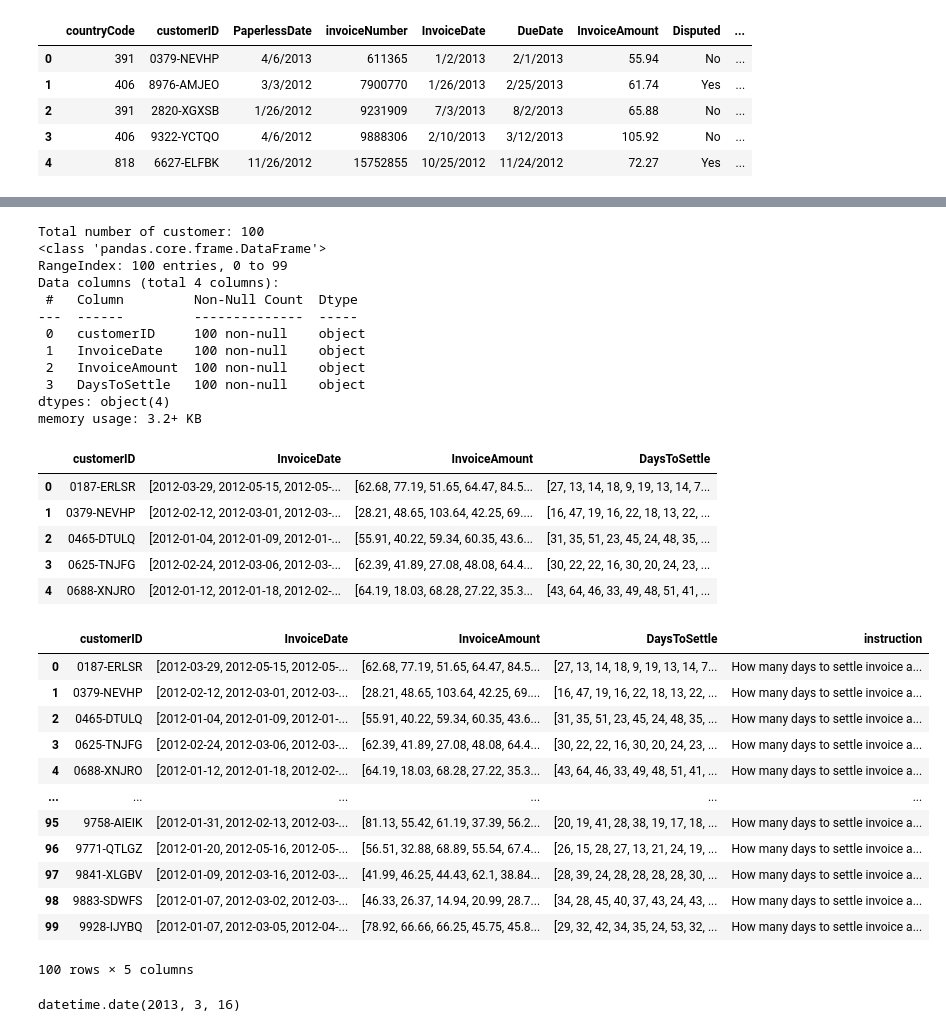
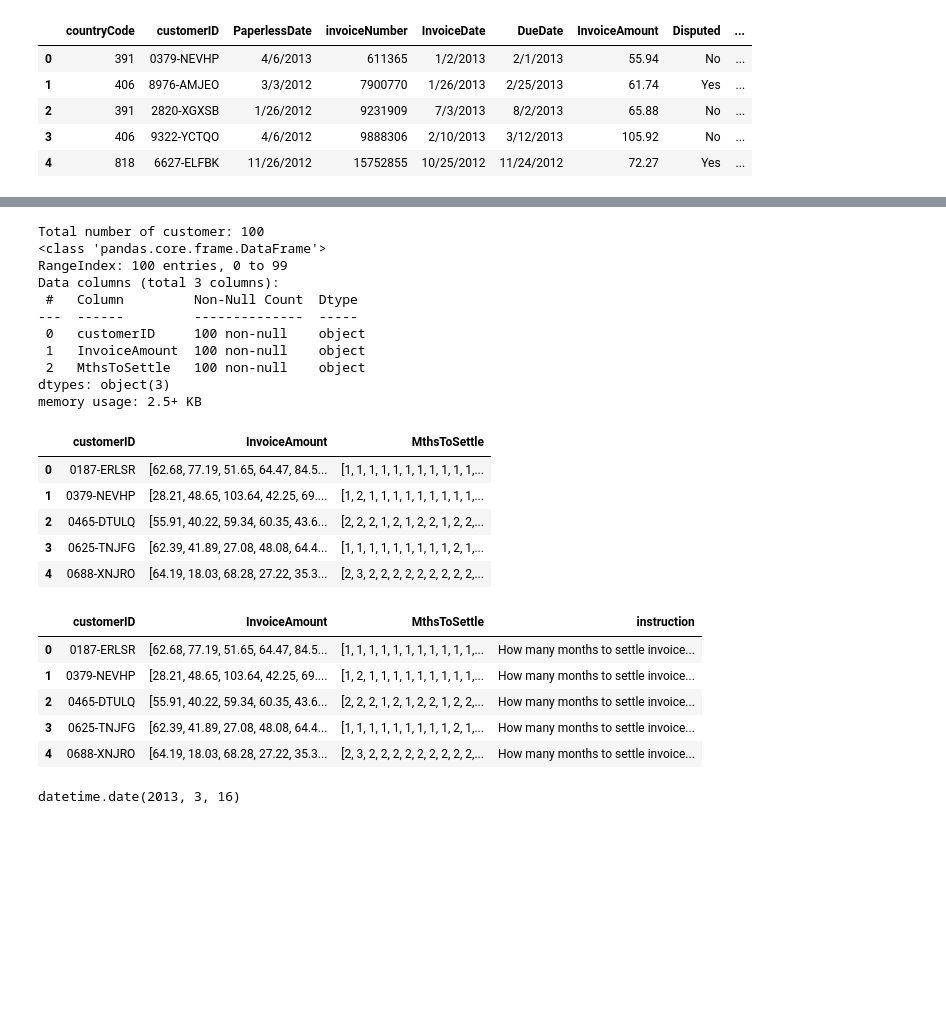
Before and after one commit to MengOonLee/AccountReceivable, a Jupyter notebook: Workflow/InvoicePayment/Forecasting.ipynb, the cells around one changed output, grey strips where cells are left out. Cells and saved outputs as stored; diff of their text form; code cells hidden in the pictures; blank space fills up the shorter version.

```diff
--- a/Workflow/InvoicePayment/Forecasting.ipynb
+++ b/Workflow/InvoicePayment/Forecasting.ipynb
@@ -27,9 +27,9 @@ import pandas as pd
 
 input_dir = '/content/drive/MyDrive/Data'
 input_invoice = 'WA_Fn-UseC_-Accounts-Receivable.csv'
-df_invoice = pd.read_csv(os.path.join(input_dir, input_invoice))
-df_invoice.info()
-df_invoice.head()
+df = pd.read_csv(os.path.join(input_dir, input_invoice))
+df.info()
+df.head()
 # %% [output]
 <class 'pandas.core.frame.DataFrame'>
 RangeIndex: 2466 entries, 0 to 2465
@@ -78,0 +59,20 @@ df_invoice.head()
+# %%
+import pandas as pd
+
+df_invoice = df.copy()
+
+for c in ['InvoiceDate']:
+    df_invoice[c] = pd.to_datetime(df_invoice[c],
+        format='%m/%d/%Y').dt.date
+
+bins = [0, 30, 60, 90]
+labels = [1, 2, 3]
+df_invoice['MthsToSettle'] = pd.cut(df_invoice['DaysToSettle'],
+    bins=bins, labels=labels)
+
+df_invoice.sort_values(by=['customerID', 'InvoiceDate'], inplace=True)
+df_invoice.drop(columns=['countryCode', 'PaperlessDate', 'invoiceNumber',
+    'DueDate', 'Disputed', 'SettledDate', 'PaperlessBill', 'DaysLate'],
+    inplace=True)
+
+df_invoice[df_invoice['customerID']=='2621-XCLEH']
@@ -79,9 +96,11 @@ df_invoice.head()
 # %%
-import numpy as np
+df_sample = df_invoice.copy()
+print("Total number of customer:", len(df_sample['customerID'].unique()))
 
-print("Total number of customer:", len(df_invoice['customerID'].unique()))
+df_sample.drop(columns=['InvoiceDate', 'DaysToSettle'],
+    inplace=True)
 
-df_sample = df_invoice.groupby('customerID')\
+df_sample = df_sample.groupby('customerID')\
     .agg(list)\
     .reset_index()
 
@@ -91,40 +110,32 @@ df_sample.head()
 Total number of customer: 100
 <class 'pandas.core.frame.DataFrame'>
 RangeIndex: 100 entries, 0 to 99
-Data columns (total 4 columns):
+Data columns (total 3 columns):
  #   Column         Non-Null Count  Dtype
 ---  ------         --------------  -----
  0   customerID     100 non-null    object
- 1   InvoiceDate    100 non-null    object
- 2   InvoiceAmount  100 non-null    object
- 3   DaysToSettle   100 non-null    object
-dtypes: object(4)
-memory usage: 3.2+ KB
+ 1   InvoiceAmount  100 non-null    object
+ 2   MthsToSettle   100 non-null    object
+dtypes: object(3)
+memory usage: 2.5+ KB
-|  | customerID | InvoiceDate | InvoiceAmount | DaysToSettle |
-| 0 | 0187-ERLSR | [2012-03-29, 2012-05-15, 2012-05-... | [62.68, 77.19, 51.65, 64.47, 84.5... | [27, 13, 14, 18, 9, 19, 13, 14, 7... |
-| 1 | 0379-NEVHP | [2012-02-12, 2012-03-01, 2012-03-... | [28.21, 48.65, 103.64, 42.25, 69.... | [16, 47, 19, 16, 22, 18, 13, 22, ... |
-| 2 | 0465-DTULQ | [2012-01-04, 2012-01-09, 2012-01-... | [55.91, 40.22, 59.34, 60.35, 43.6... | [31, 35, 51, 23, 45, 24, 48, 35, ... |
-| 3 | 0625-TNJFG | [2012-02-24, 2012-03-06, 2012-03-... | [62.39, 41.89, 27.08, 48.08, 64.4... | [30, 22, 22, 16, 30, 20, 24, 23, ... |
-| 4 | 0688-XNJRO | [2012-01-12, 2012-01-18, 2012-02-... | [64.19, 18.03, 68.28, 27.22, 35.3... | [43, 64, 46, 33, 49, 48, 51, 41, ... |
+|  | customerID | InvoiceAmount | MthsToSettle |
+| 0 | 0187-ERLSR | [62.68, 77.19, 51.65, 64.47, 84.5... | [1, 1, 1, 1, 1, 1, 1, 1, 1, 1, 1,... |
+| 1 | 0379-NEVHP | [28.21, 48.65, 103.64, 42.25, 69.... | [1, 2, 1, 1, 1, 1, 1, 1, 1, 1, 1,... |
+| 2 | 0465-DTULQ | [55.91, 40.22, 59.34, 60.35, 43.6... | [2, 2, 2, 1, 2, 1, 2, 2, 1, 2, 2,... |
+| 3 | 0625-TNJFG | [62.39, 41.89, 27.08, 48.08, 64.4... | [1, 1, 1, 1, 1, 1, 1, 1, 1, 2, 1,... |
+| 4 | 0688-XNJRO | [64.19, 18.03, 68.28, 27.22, 35.3... | [2, 3, 2, 2, 2, 2, 2, 2, 2, 2, 2,... |
 # %%
-f_instruction = lambda x: f"How many days to settle invoice amount {x[-1]}?"
+f_instruction = lambda x: f"How many months to settle invoice amount {x[-1]}?"
 df_sample['instruction'] = df_sample['InvoiceAmount'].apply(f_instruction)
 
-df_sample
+df_sample.head()
 # %% [output]
-|  | customerID | InvoiceDate | InvoiceAmount | DaysToSettle | instruction |
-| 0 | 0187-ERLSR | [2012-03-29, 2012-05-15, 2012-05-... | [62.68, 77.19, 51.65, 64.47, 84.5... | [27, 13, 14, 18, 9, 19, 13, 14, 7... | How many days to settle invoice a... |
-| 1 | 0379-NEVHP | [2012-02-12, 2012-03-01, 2012-03-... | [28.21, 48.65, 103.64, 42.25, 69.... | [16, 47, 19, 16, 22, 18, 13, 22, ... | How many days to settle invoice a... |
-| 2 | 0465-DTULQ | [2012-01-04, 2012-01-09, 2012-01-... | [55.91, 40.22, 59.34, 60.35, 43.6... | [31, 35, 51, 23, 45, 24, 48, 35, ... | How many days to settle invoice a... |
-| 3 | 0625-TNJFG | [2012-02-24, 2012-03-06, 2012-03-... | [62.39, 41.89, 27.08, 48.08, 64.4... | [30, 22, 22, 16, 30, 20, 24, 23, ... | How many days to settle invoice a... |
-| 4 | 0688-XNJRO | [2012-01-12, 2012-01-18, 2012-02-... | [64.19, 18.03, 68.28, 27.22, 35.3... | [43, 64, 46, 33, 49, 48, 51, 41, ... | How many days to settle invoice a... |
-| ... | ... | ... | ... | ... | ... |
-| 95 | 9758-AIEIK | [2012-01-31, 2012-02-13, 2012-03-... | [81.13, 55.42, 61.19, 37.39, 56.2... | [20, 19, 41, 28, 38, 19, 17, 18, ... | How many days to settle invoice a... |
-| 96 | 9771-QTLGZ | [2012-01-20, 2012-05-16, 2012-05-... | [56.51, 32.88, 68.89, 55.54, 67.4... | [26, 15, 28, 27, 13, 21, 24, 19, ... | How many days to settle invoice a... |
-| 97 | 9841-XLGBV | [2012-01-09, 2012-03-16, 2012-03-... | [41.99, 46.25, 44.43, 62.1, 38.84... | [28, 39, 24, 28, 28, 28, 28, 30, ... | How many days to settle invoice a... |
-| 98 | 9883-SDWFS | [2012-01-07, 2012-03-02, 2012-03-... | [46.33, 26.37, 14.94, 20.99, 28.7... | [34, 28, 45, 40, 37, 43, 24, 43, ... | How many days to settle invoice a... |
-| 99 | 9928-IJYBQ | [2012-01-07, 2012-03-05, 2012-04-... | [78.92, 66.66, 66.25, 45.75, 45.8... | [29, 32, 42, 34, 35, 24, 53, 32, ... | How many days to settle invoice a... |
+|  | customerID | InvoiceAmount | MthsToSettle | instruction |
+| 0 | 0187-ERLSR | [62.68, 77.19, 51.65, 64.47, 84.5... | [1, 1, 1, 1, 1, 1, 1, 1, 1, 1, 1,... | How many months to settle invoice... |
+| 1 | 0379-NEVHP | [28.21, 48.65, 103.64, 42.25, 69.... | [1, 2, 1, 1, 1, 1, 1, 1, 1, 1, 1,... | How many months to settle invoice... |
+| 2 | 0465-DTULQ | [55.91, 40.22, 59.34, 60.35, 43.6... | [2, 2, 2, 1, 2, 1, 2, 2, 1, 2, 2,... | How many months to settle invoice... |
+| 3 | 0625-TNJFG | [62.39, 41.89, 27.08, 48.08, 64.4... | [1, 1, 1, 1, 1, 1, 1, 1, 1, 2, 1,... | How many months to settle invoice... |
+| 4 | 0688-XNJRO | [64.19, 18.03, 68.28, 27.22, 35.3... | [2, 3, 2, 2, 2, 2, 2, 2, 2, 2, 2,... | How many months to settle invoice... |
-100 rows × 5 columns
 # %%
 def create_prompt_formats(data):
 
```
Also changed, not shown: parts of 2 cells of this notebook.
